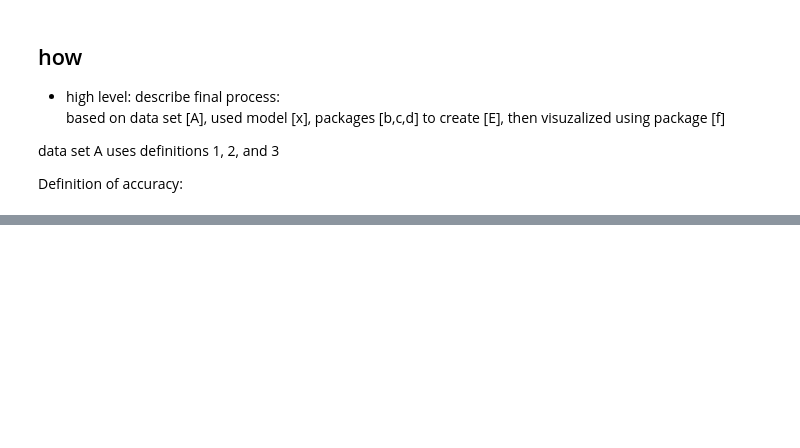
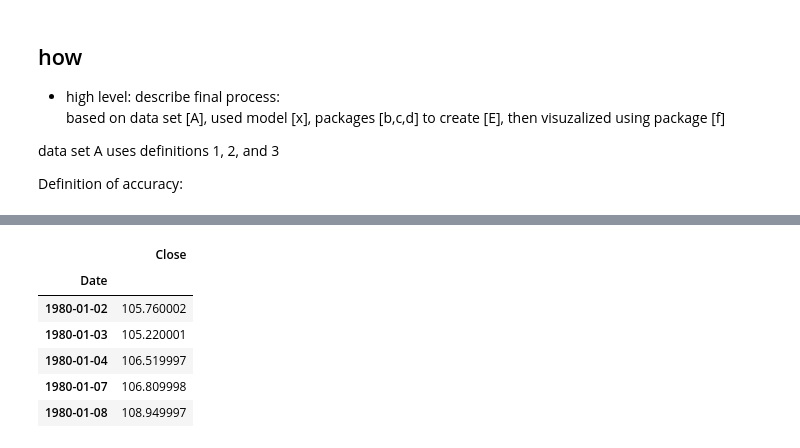
Before and after one commit to readingshapes/stock_forecasting, a Jupyter notebook: example_summary_analysis.ipynb, the cells around one changed output, grey strips where cells are left out. Saved outputs shown, nothing was run; the diff lists cells and outputs as text; code cells hidden in the pictures; blank space fills up the shorter version.

```diff
--- a/example_summary_analysis.ipynb
+++ b/example_summary_analysis.ipynb
@@ -183,0 +187,12 @@ ModuleNotFoundError: No module named 'pip'
+# %%
+# check data before processing
+
+sp500_data.head()
+# %% [output]
+|  | Close |
+| Date |  |
+| 1980-01-02 | 105.760002 |
+| 1980-01-03 | 105.220001 |
+| 1980-01-04 | 106.519997 |
+| 1980-01-07 | 106.809998 |
+| 1980-01-08 | 108.949997 |
```
Also changed, not shown: parts of 14 cells of this notebook.
